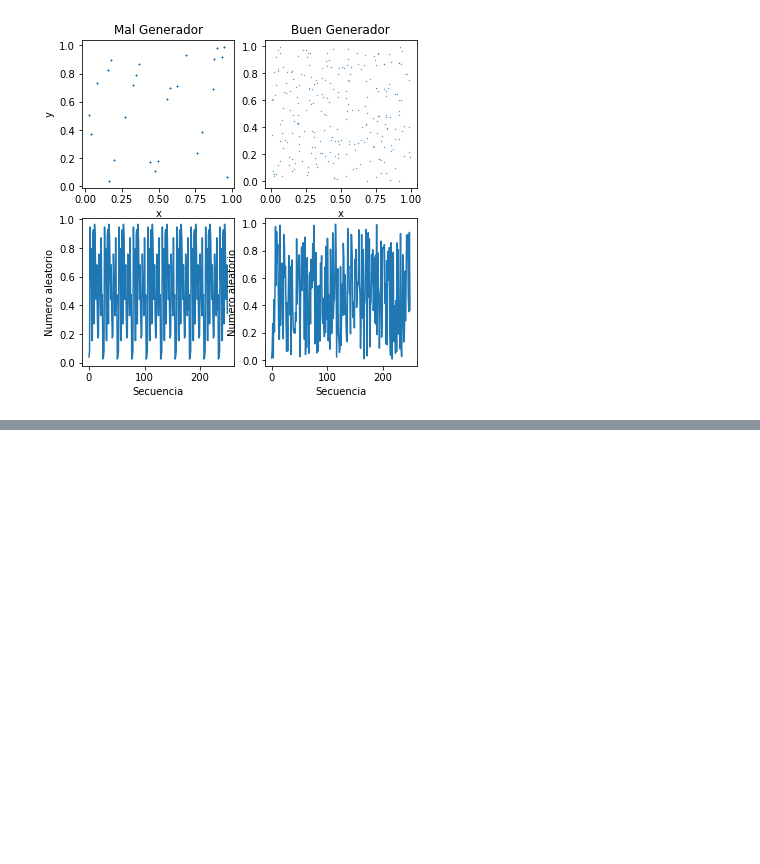
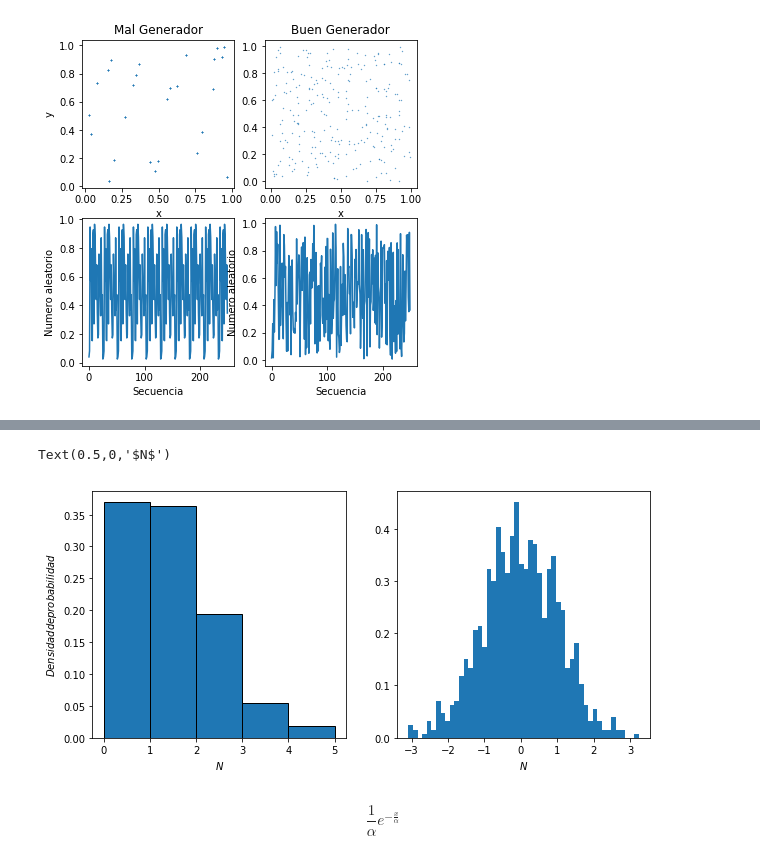
Before and after one commit to irecio/MetodoComputacionales, a Jupyter notebook: Week3/Lecture1.ipynb, the cells around one changed output, grey strips where cells are left out. Drawn from its saved outputs; the diff is of its cells as text; code cells hidden in the pictures; blank space fills up the shorter version.

```diff
--- a/Week3/Lecture1.ipynb
+++ b/Week3/Lecture1.ipynb
@@ -130,0 +155,24 @@ plt.show()
+# %%
+poisson = []
+gauss = []
+
+for i in range(1000):
+    poisson = np.append(poisson, np.random.poisson())
+    gauss = np.append(gauss, np.random.standard_normal())
+# %%
+fig = plt.figure( figsize=(10,10))
+
+ax1 = fig.add_subplot(2,2,1)
+ax2 = fig.add_subplot(2,2,2)
+
+ax1.hist(poisson, bins=5, normed=True, edgecolor='black')
+ax1.set_xlabel(r'$N$')
+ax1.set_ylabel(r'$Densidad de probabilidad$')
+
+ax2.hist(gauss, bins=50, normed=True)
+ax2.set_xlabel(r'$N$')
+# %% [output]
+Text(0.5,0,'$N$')
+[figure, added]
+# %% [markdown]
+$$ \frac{1}{\alpha} e^{-\frac{x}{\alpha}} $$
```
Also changed, not shown: parts of 12 cells of this notebook.
